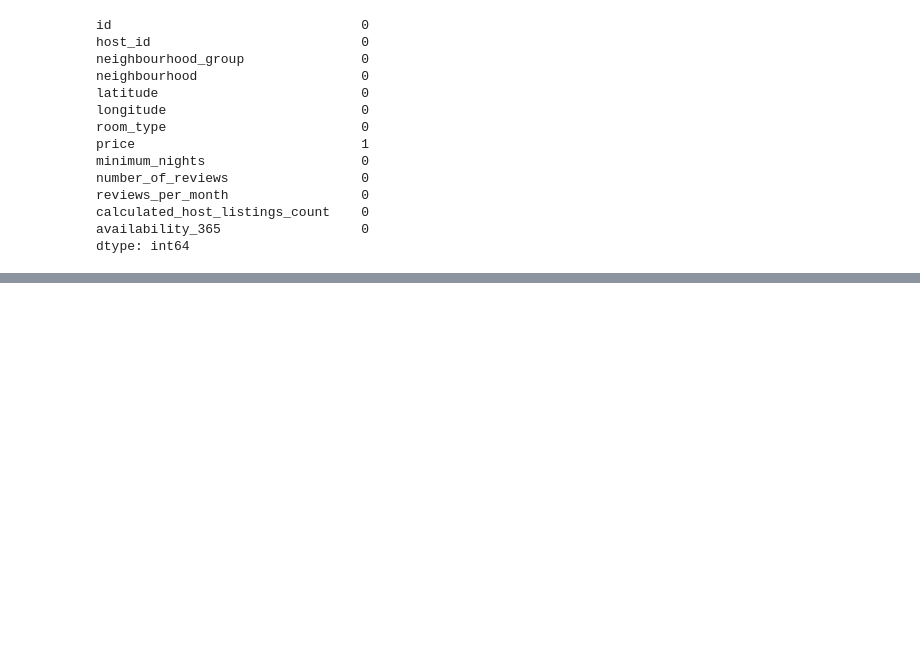
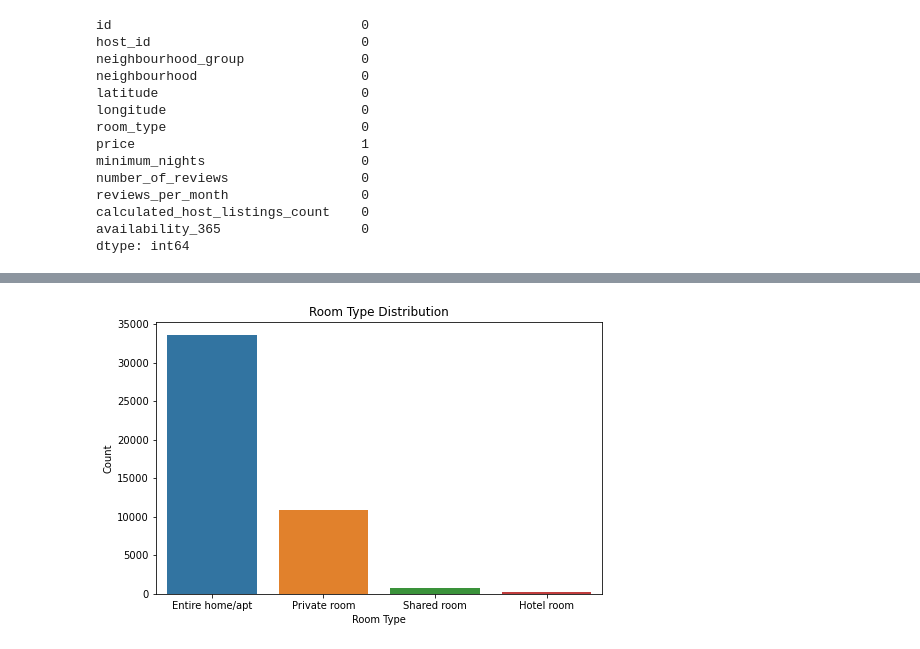
Before and after one commit to siddiq22/AirBnbLA, a Jupyter notebook: AirBnb.ipynb, the cells around one changed output, grey strips where cells are left out. Drawn from its saved outputs; the diff is of its cells as text; code cells hidden in the pictures; blank space fills up the shorter version.

```diff
--- a/AirBnb.ipynb
+++ b/AirBnb.ipynb
@@ -146,0 +164,9 @@ df.columns
+# %%
+plt.figure(figsize=(8,5))
+sns.countplot(x='room_type', data=df)
+plt.title('Room Type Distribution')
+plt.xlabel('Room Type')
+plt.ylabel('Count')
+plt.show()
+# %% [output]
+[figure, added]
```
Also changed, not shown: parts of 5 cells of this notebook.
